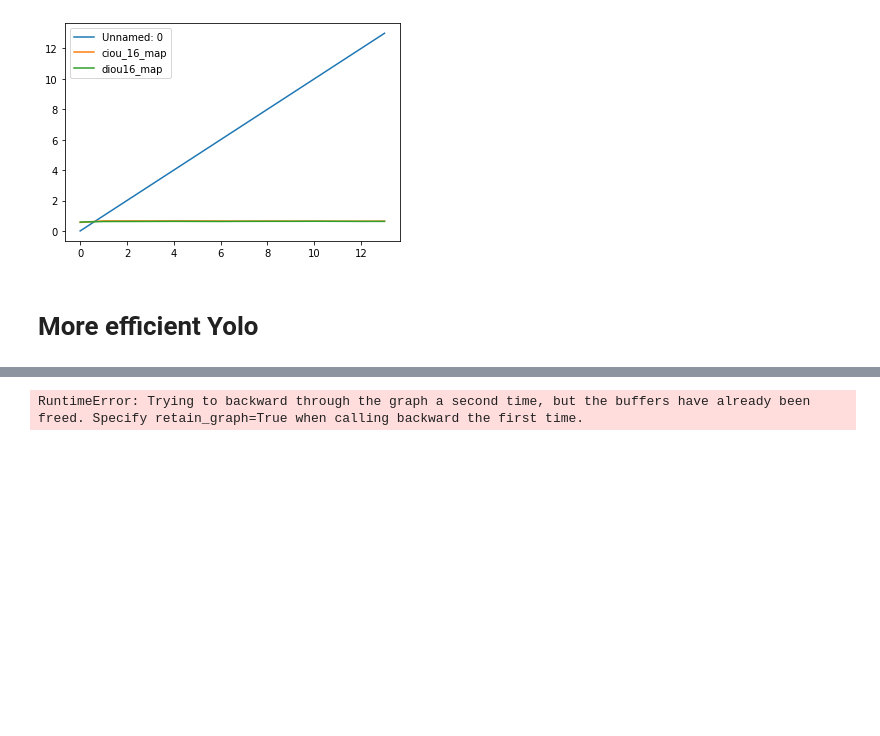
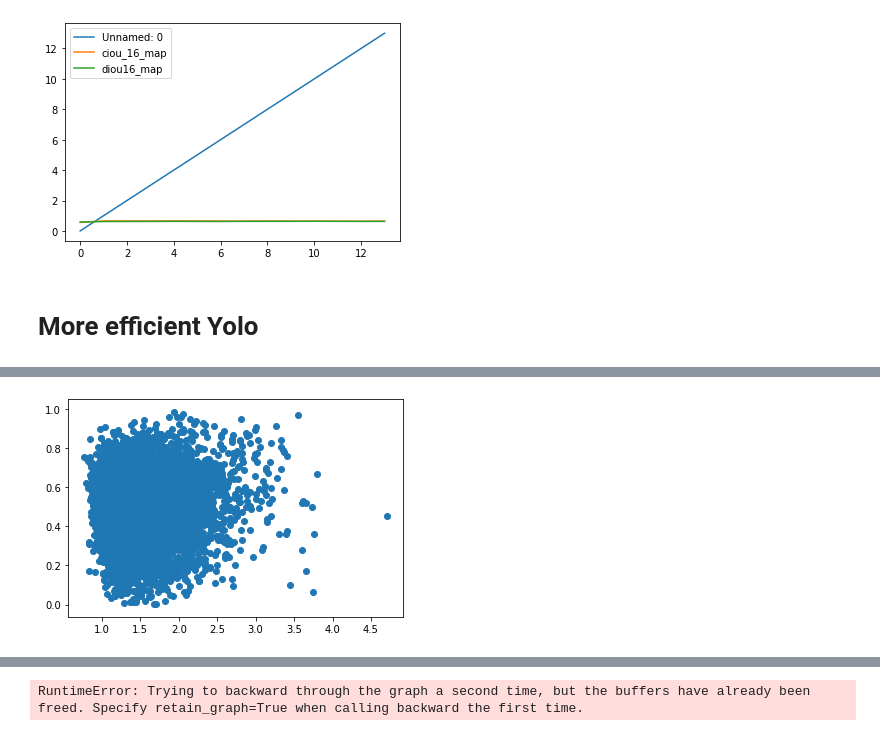
Before and after one commit to kostas1515/yolo_on_coco, a Jupyter notebook: coco.ipynb, the cells around one changed output, grey strips where cells are left out. Cells and saved outputs as stored; diff of their text form; code cells hidden in the pictures; blank space fills up the shorter version.

```diff
--- a/coco.ipynb
+++ b/coco.ipynb
@@ -1410,0 +1451,11 @@ tensor([0.4599, 0.5238, 0.2997, 0.2872], device='cuda:0')
+# %%
+from scipy.stats import wasserstein_distance
+sc_w=[]
+for i in range(noobj_score.shape[0]):
+    sc_w.append(wasserstein_distance(np.arange(80),np.arange(80),rndm[0,:].cpu(),no_obj[i,1:].cpu().detach().numpy()))
+# %%
+import matplotlib.pyplot as plt
+plt.scatter(sc_w,noobj_score)
+plt.show()
+# %% [output]
+[figure, added]
```
Also changed, not shown: parts of 26 cells of this notebook, 7 other files.
